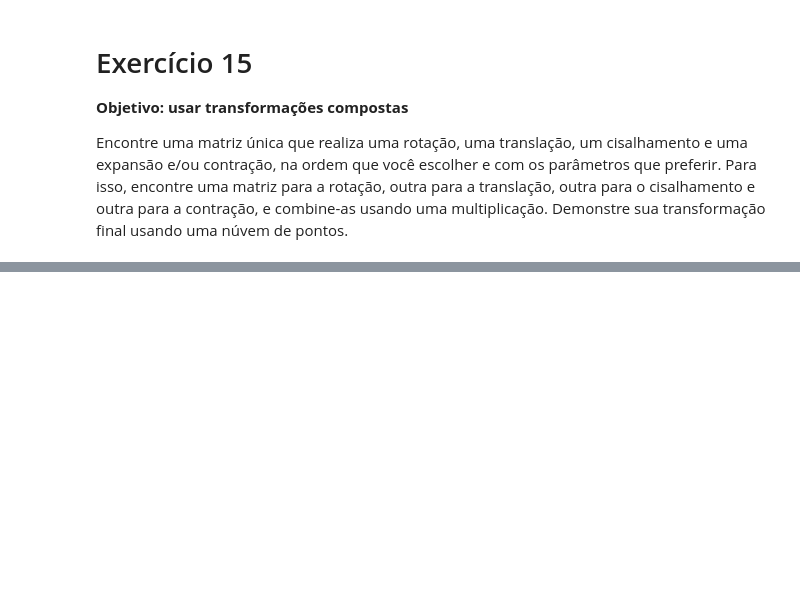
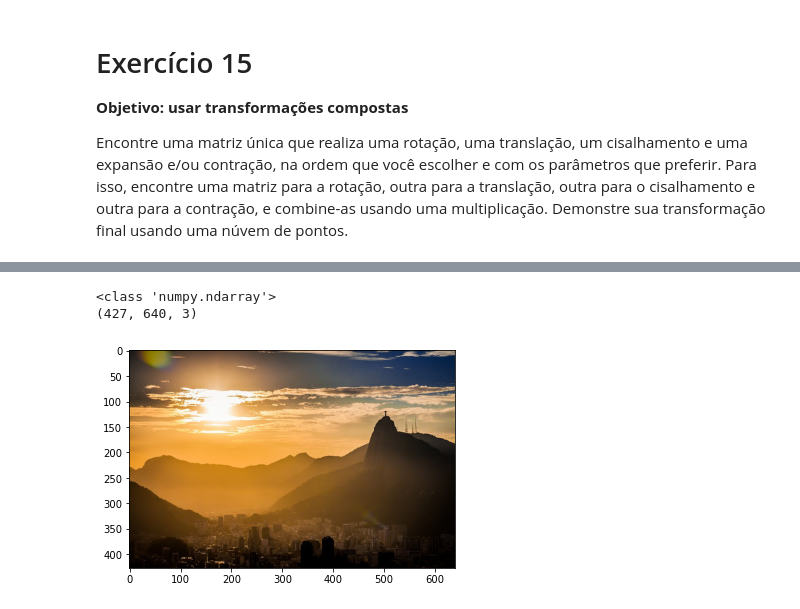
Before and after one commit to tiagoft/alglin, a Jupyter notebook: notebooks/03-geometria_analitica.ipynb, the cells around one changed output, grey strips where cells are left out. Saved outputs shown, nothing was run; the diff lists cells and outputs as text; code cells hidden in the pictures; blank space fills up the shorter version.

```diff
--- a/notebooks/03-geometria_analitica.ipynb
+++ b/notebooks/03-geometria_analitica.ipynb
@@ -505,0 +526,14 @@ Encontre uma matriz única que realiza uma rotação, uma translação, um cisal
+# %%
+import matplotlib.pyplot as plt
+import matplotlib.image as mpimg
+
+image = mpimg.imread("rio_de_janeiro.jpg")
+print(type(image))
+print(image.shape)
+plt.figure()
+plt.imshow(image)
+plt.show()
+# %% [output]
+<class 'numpy.ndarray'>
+(427, 640, 3)
+[figure, added]
```
Also changed, not shown: parts of 29 cells of this notebook, 3 other files.
